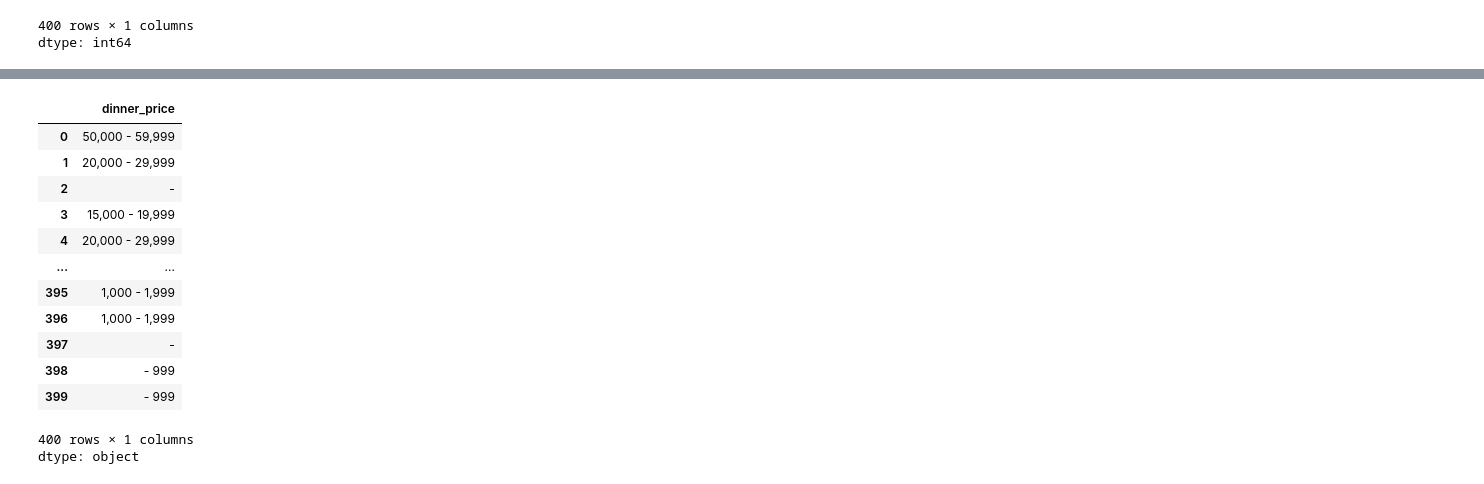
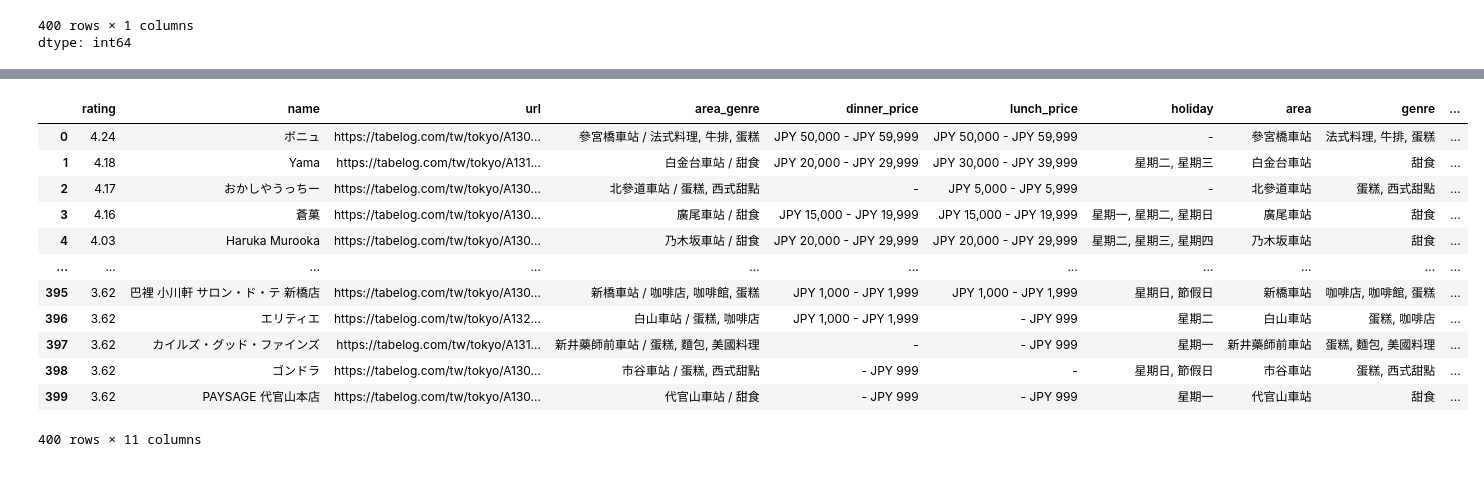
Before and after one commit to Elwing-Chou/tibame20251203, a Jupyter notebook: tibame20251229.ipynb, the cells around one changed output, grey strips where cells are left out. Cells and saved outputs as stored; diff of their text form; code cells hidden in the pictures.

```diff
--- a/tibame20251229.ipynb
+++ b/tibame20251229.ipynb
@@ -117,20 +86,37 @@ df
-# %%
-def func(s):
-    s1 = s.replace("JPY ", "")
-    return s1
-df["dinner_price"].apply(func)
-# %% [output]
-|  | dinner_price |
-| 0 | 50,000 - 59,999 |
-| 1 | 20,000 - 29,999 |
-| 2 | - |
-| 3 | 15,000 - 19,999 |
-| 4 | 20,000 - 29,999 |
-| ... | ... |
-| 395 | 1,000 - 1,999 |
-| 396 | 1,000 - 1,999 |
-| 397 | - |
-| 398 | - 999 |
-| 399 | - 999 |
-400 rows × 1 columns
-dtype: object
+# %%
+def func(s):
+    ans = {
+        "dinner(low)":float("inf"),
+        "dinner(high)":float("inf")
+    }
+    s = s.replace("JPY ", "")
+    s = s.replace(",", "")
+    if s == "-":
+        pass
+    elif s.startswith("-"):
+        ans["dinner(high)"] = s.replace("- ", "")
+    # guess
+    elif s.endswith("-"):
+        ans["dinner(low)"] = s.replace(" -", "")
+    else:
+        low, high = s.split(" - ")
+        ans["dinner(high)"] = high
+        ans["dinner(low)"] = low
+    return pd.Series(ans)
+
+df[["dinner(low)", "dinner(high)"]] = df["dinner_price"].apply(func).astype("float")
+df
+# %% [output]
+|  | rating | name | url | area_genre | dinner_price | lunch_price | holiday | area | genre | ... |
+| 0 | 4.24 | ボニュ | https://tabelog.com/tw/tokyo/A130... | 參宮橋車站 / 法式料理, 牛排, 蛋糕 | JPY 50,000 - JPY 59,999 | JPY 50,000 - JPY 59,999 | - | 參宮橋車站 | 法式料理, 牛排, 蛋糕 | ... |
+| 1 | 4.18 | Yama | https://tabelog.com/tw/tokyo/A131... | 白金台車站 / 甜食 | JPY 20,000 - JPY 29,999 | JPY 30,000 - JPY 39,999 | 星期二, 星期三 | 白金台車站 | 甜食 | ... |
+| 2 | 4.17 | おかしやうっちー | https://tabelog.com/tw/tokyo/A130... | 北參道車站 / 蛋糕, 西式甜點 | - | JPY 5,000 - JPY 5,999 | - | 北參道車站 | 蛋糕, 西式甜點 | ... |
+| 3 | 4.16 | 蒼菓 | https://tabelog.com/tw/tokyo/A130... | 廣尾車站 / 甜食 | JPY 15,000 - JPY 19,999 | JPY 15,000 - JPY 19,999 | 星期一, 星期二, 星期日 | 廣尾車站 | 甜食 | ... |
+| 4 | 4.03 | Haruka Murooka | https://tabelog.com/tw/tokyo/A130... | 乃木坂車站 / 甜食 | JPY 20,000 - JPY 29,999 | JPY 20,000 - JPY 29,999 | 星期二, 星期三, 星期四 | 乃木坂車站 | 甜食 | ... |
+| ... | ... | ... | ... | ... | ... | ... | ... | ... | ... | ... |
+| 395 | 3.62 | 巴裡 小川軒 サロン・ド・テ 新橋店 | https://tabelog.com/tw/tokyo/A130... | 新橋車站 / 咖啡店, 咖啡館, 蛋糕 | JPY 1,000 - JPY 1,999 | JPY 1,000 - JPY 1,999 | 星期日, 節假日 | 新橋車站 | 咖啡店, 咖啡館, 蛋糕 | ... |
+| 396 | 3.62 | エリティエ | https://tabelog.com/tw/tokyo/A132... | 白山車站 / 蛋糕, 咖啡店 | JPY 1,000 - JPY 1,999 | - JPY 999 | 星期二 | 白山車站 | 蛋糕, 咖啡店 | ... |
+| 397 | 3.62 | カイルズ・グッド・ファインズ | https://tabelog.com/tw/tokyo/A131... | 新井藥師前車站 / 蛋糕, 麵包, 美國料理 | - | - JPY 999 | 星期一 | 新井藥師前車站 | 蛋糕, 麵包, 美國料理 | ... |
+| 398 | 3.62 | ゴンドラ | https://tabelog.com/tw/tokyo/A130... | 市谷車站 / 蛋糕, 西式甜點 | - JPY 999 | - | 星期日, 節假日 | 市谷車站 | 蛋糕, 西式甜點 | ... |
+| 399 | 3.62 | PAYSAGE 代官山本店 | https://tabelog.com/tw/tokyo/A130... | 代官山車站 / 甜食 | - JPY 999 | - JPY 999 | 星期一 | 代官山車站 | 甜食 | ... |
+400 rows × 11 columns
```
Also changed, not shown: parts of 4 cells of this notebook.
